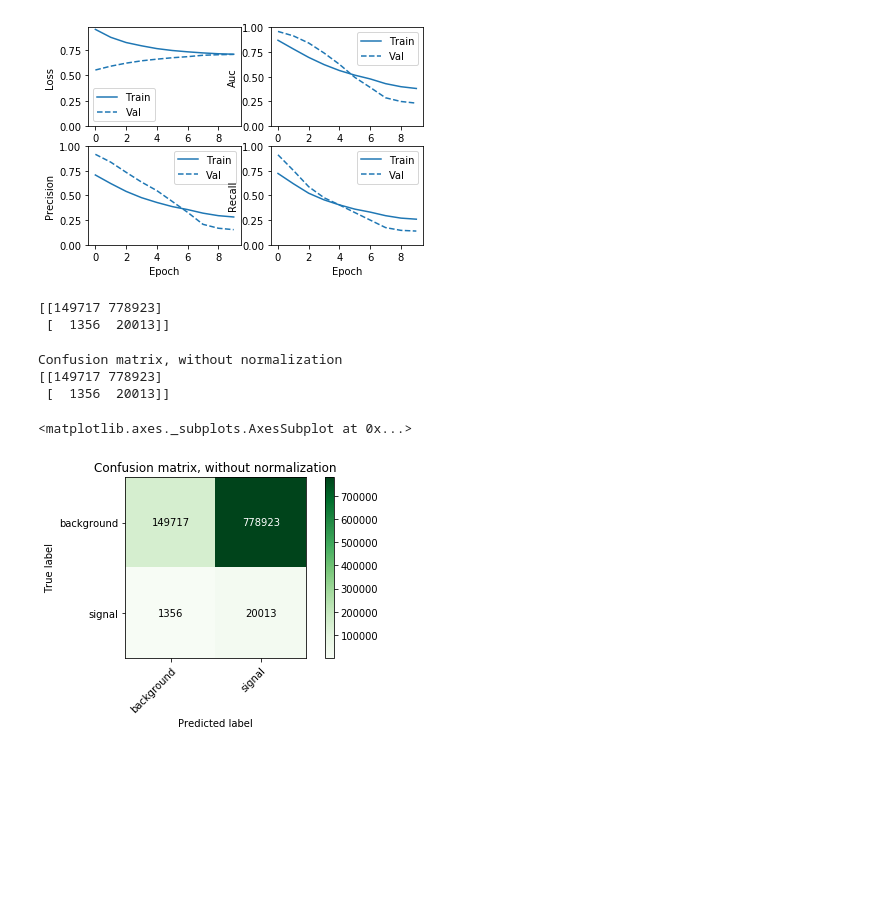
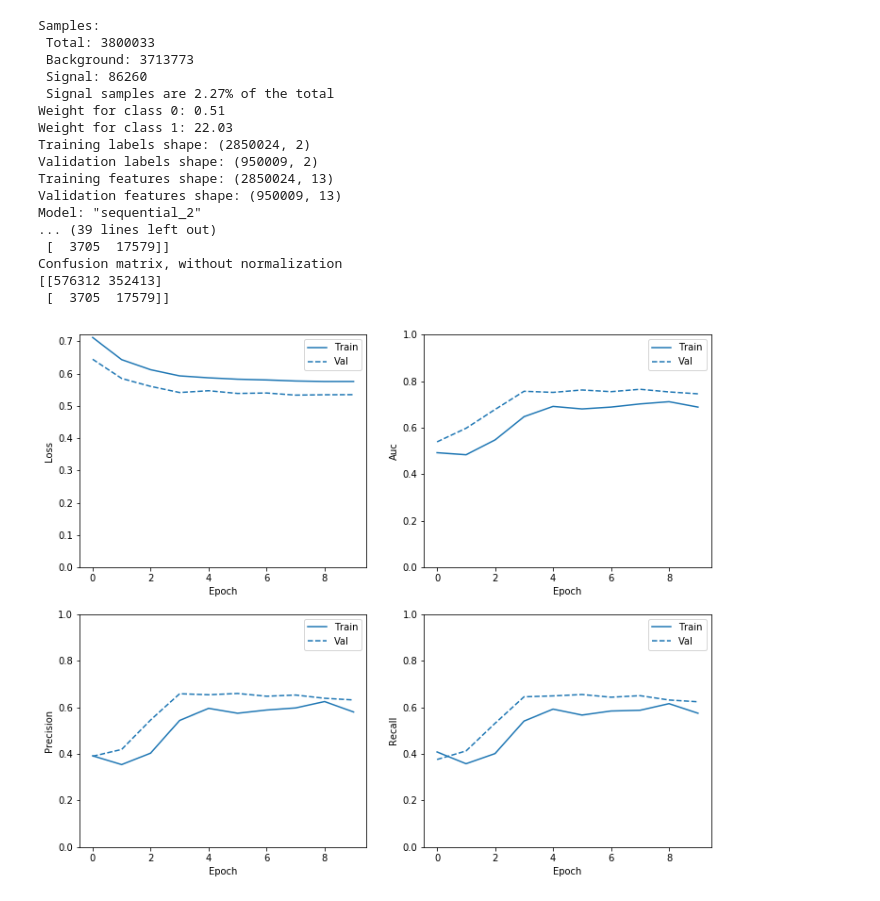
Before and after one commit to WilliamKorcari/Project, a Jupyter notebook: signal_classifiers.ipynb, the cells around one changed output. Saved outputs shown, nothing was run; the diff lists cells and outputs as text; code cells hidden in the pictures; blank space fills up the shorter version.

```diff
--- a/signal_classifiers.ipynb
+++ b/signal_classifiers.ipynb
@@ -236,12 +159,0 @@ Validation features shape: (950009, 13)
-# %%
-EPOCHS = 10
-BATCH_SIZE = 150000
-val_data = (X_test,Y_test)
-#checkpoint = ModelCheckpoint("model_weights.h5", monitor='val_precision', verbose=1, save_best_only=True, mode='max')
-#callbacks_list = [checkpoint]
-early_stopping = tf.keras.callbacks.EarlyStopping(
-    monitor = 'val_loss',
-    verbose = 1,
-    patience = 200,
-    mode = 'min',
-    restore_best_weights = True)
@@ -309,29 +159,0 @@ model.save_weights(initial_weights)
-# %%
-plot_metrics(history)
-# %% [output]
-[figure, removed]
-# %%
-#compute predictions
-predictions = model.predict(X_test)
-
-y_pred = np.array([np.argmax(probas) for probas in predictions])
-y_test = np.array([np.argmax(label) for label in Y_test])
-
-classes = unique_labels(y_test, y_pred)
-class_names = unique_labels(Y)
-
-#not-fancy confusion matrix
-cm = confusion_matrix(y_test, y_pred, labels = classes)
-
-print(cm)
-# %% [output]
-[[149717 778923]
- [  1356  20013]]
-# %%
-plot_confusion_matrix(y_test, y_pred, classes, class_names)
-# %% [output]
-Confusion matrix, without normalization
-[[149717 778923]
- [  1356  20013]]
-<matplotlib.axes._subplots.AxesSubplot at 0x...>
-[figure, removed]
@@ -337,0 +269,28 @@ Confusion matrix, without normalization
+# %%
+METRICS = [
+    AUC(name = 'AUC'),
+    Accuracy(name = 'accuracy'),
+    Precision(name = 'precision'),
+    Recall(name = 'recall')
+]                                                               #metrics: modify here to add or remove metric
+
+classifier(epochs = 10, batch_size = 10000, seed = 17)
+# %% [output]
+Samples:
+ Total: 3800033
+ Background: 3713773
+ Signal: 86260
+ Signal samples are 2.27% of the total
+Weight for class 0: 0.51
+Weight for class 1: 22.03
+Training labels shape: (2850024, 2)
+Validation labels shape: (950009, 2)
+Training features shape: (2850024, 13)
+Validation features shape: (950009, 13)
+Model: "sequential_2"
+... (39 lines left out)
+ [  3705  17579]]
+Confusion matrix, without normalization
+[[576312 352413]
+ [  3705  17579]]
+[figure, added]
```
Also changed, not shown: parts of 15 cells of this notebook.
